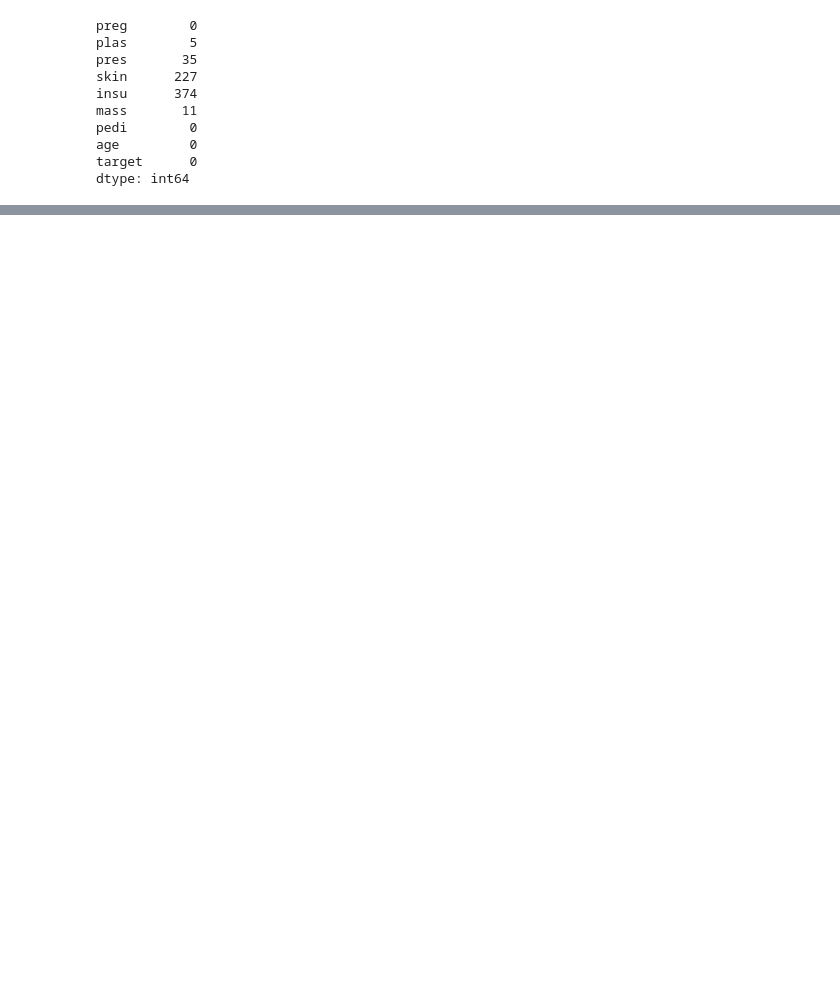
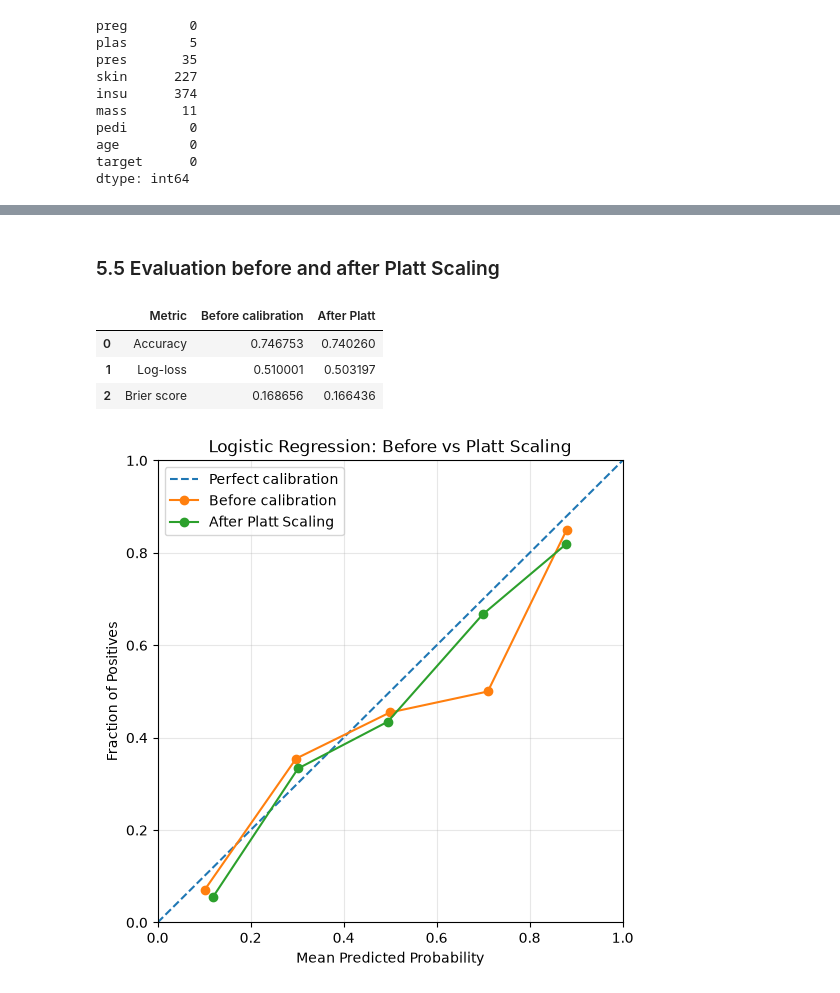
Before and after one commit to martamacri/Calibration_of_Probabilities, a Jupyter notebook: notebooks/diabetes_analysis_02.ipynb, the cells around one changed output, grey strips where cells are left out. Saved outputs shown, nothing was run; the diff lists cells and outputs as text; code cells hidden in the pictures; blank space fills up the shorter version.

```diff
--- a/notebooks/diabetes_analysis_02.ipynb
+++ b/notebooks/diabetes_analysis_02.ipynb
@@ -320,0 +516,39 @@ X = pd.DataFrame(
+# %% [markdown]
+### 5.5 Evaluation before and after Platt Scaling
+# %%
+comparison_platt_lr = pd.DataFrame({
+    "Metric": [
+        "Accuracy",
+        "Log-loss",
+        "Brier score"
+    ],
+    "Before calibration": [
+        accuracy_lr,
+        logloss_lr,
+        brier_lr
+    ],
+    "After Platt": [
+        accuracy_lr_platt,
+        logloss_lr_platt,
+        brier_lr_platt
+    ]
+})
+
+display(comparison_platt_lr)
+# %% [output]
+|  | Metric | Before calibration | After Platt |
+| 0 | Accuracy | 0.746753 | 0.740260 |
+| 1 | Log-loss | 0.510001 | 0.503197 |
+| 2 | Brier score | 0.168656 | 0.166436 |
+# %%
+compare_reliability_diagrams(
+    y_true=y_test,
+    y_prob_before=y_prob_test_lr,
+    y_prob_after=y_prob_test_lr_platt,
+    label_before="Before calibration",
+    label_after="After Platt Scaling",
+    title="Logistic Regression: Before vs Platt Scaling",
+    n_bins=5
+)
+# %% [output]
+[figure, added]
```
Also changed, not shown: parts of 63 cells of this notebook.
